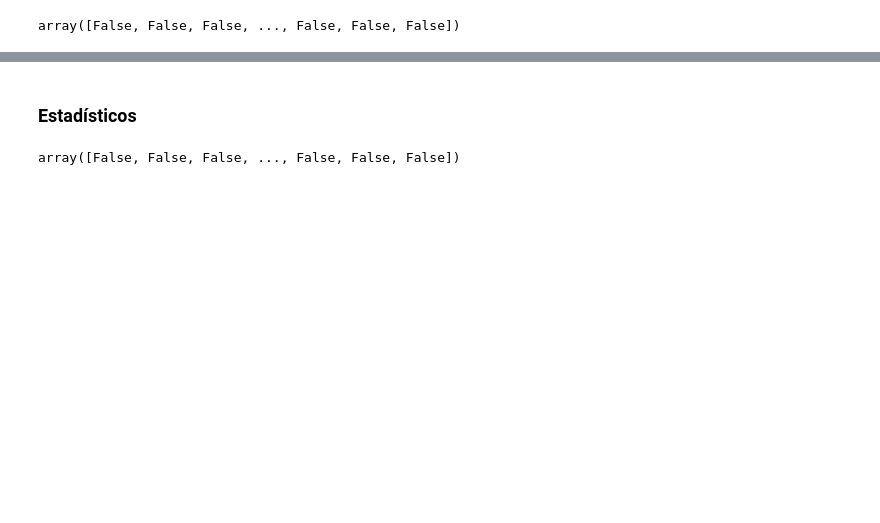
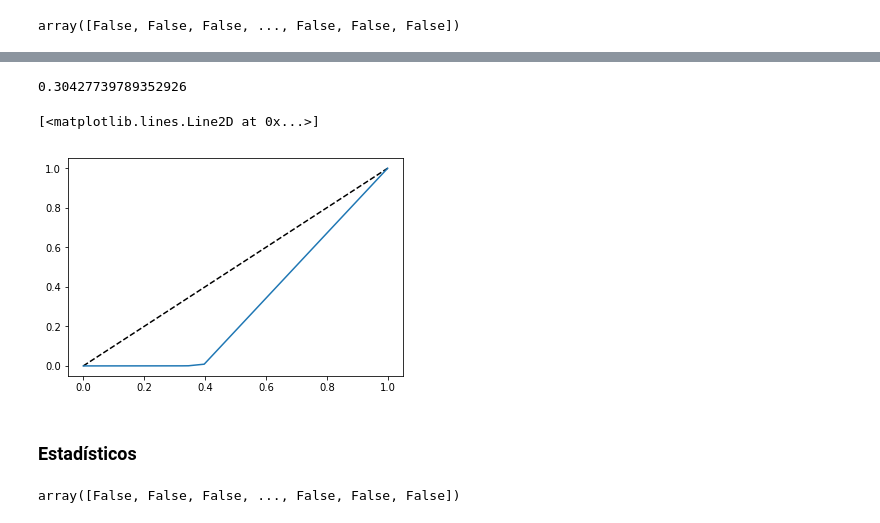
Before and after one commit to jlgarridol/TFG-SmartBeds, a Jupyter notebook: src/One-Class/One-Class (Test).ipynb, the cells around one changed output, grey strips where cells are left out. Saved outputs shown, nothing was run; the diff lists cells and outputs as text; code cells hidden in the pictures; blank space fills up the shorter version.

```diff
--- a/src/One-Class/One-Class (Test).ipynb
+++ b/src/One-Class/One-Class (Test).ipynb
@@ -39,0 +40,3 @@ segunda_datos.head()
+# %%
+tercera = crisis_separadas[2]
+tercera.head()
@@ -39,0 +50,3 @@ segunda_datos.head()
+# %%
+tercera_datos = tercera.iloc[:,1:len(tercera.columns)-1]
+tercera_datos.head()
@@ -74,3 +120,13 @@ array([[86990,     0],
+# %%
+scr = raw_clf.score_samples(tercera_datos)
+print(mtr.roc_auc_score(tercera['target'],scr))
+fpr, tpr, thr = mtr.roc_curve(tercera['target'],scr)
+plt.plot([0, 1], [0, 1], 'k--')
+plt.plot(fpr,tpr)
+# %% [output]
+0.30427739789352926
+[<matplotlib.lines.Line2D at 0x...>]
+[figure, added]
 # %% [markdown]
 ### Estadísticos
 # %%
```
Also changed, not shown: parts of 47 cells of this notebook, 9 other files.
